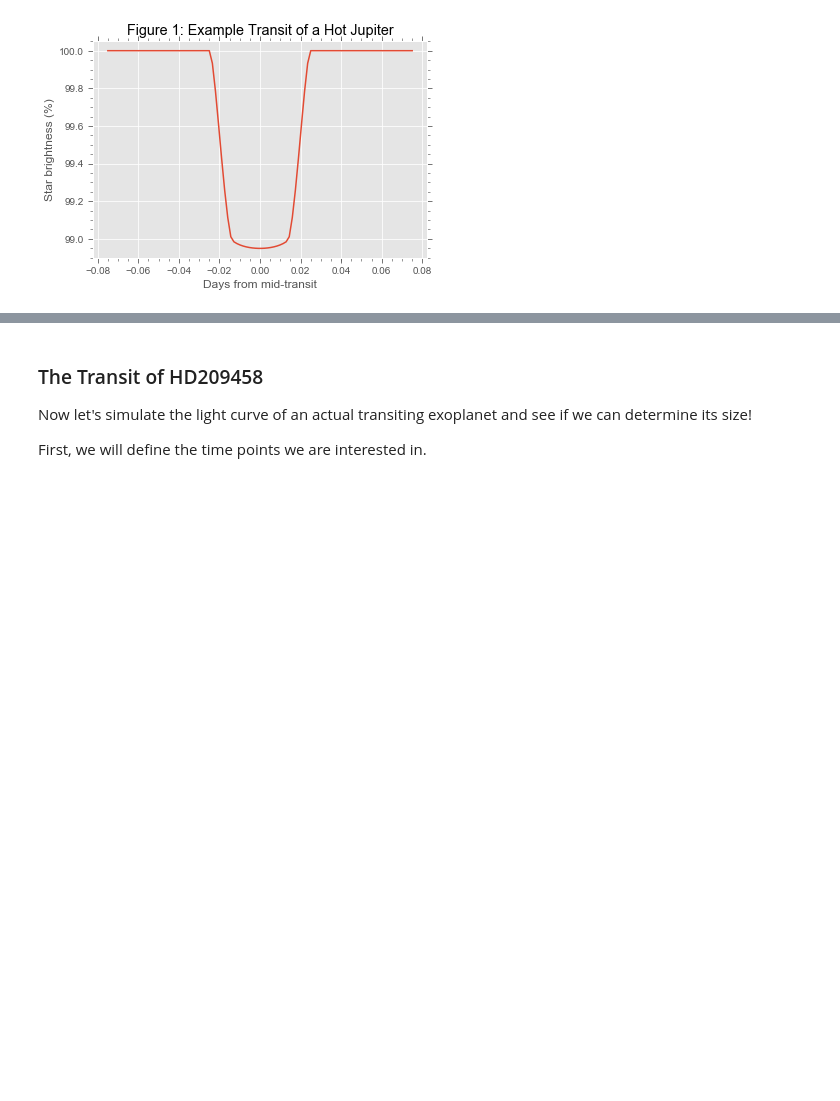
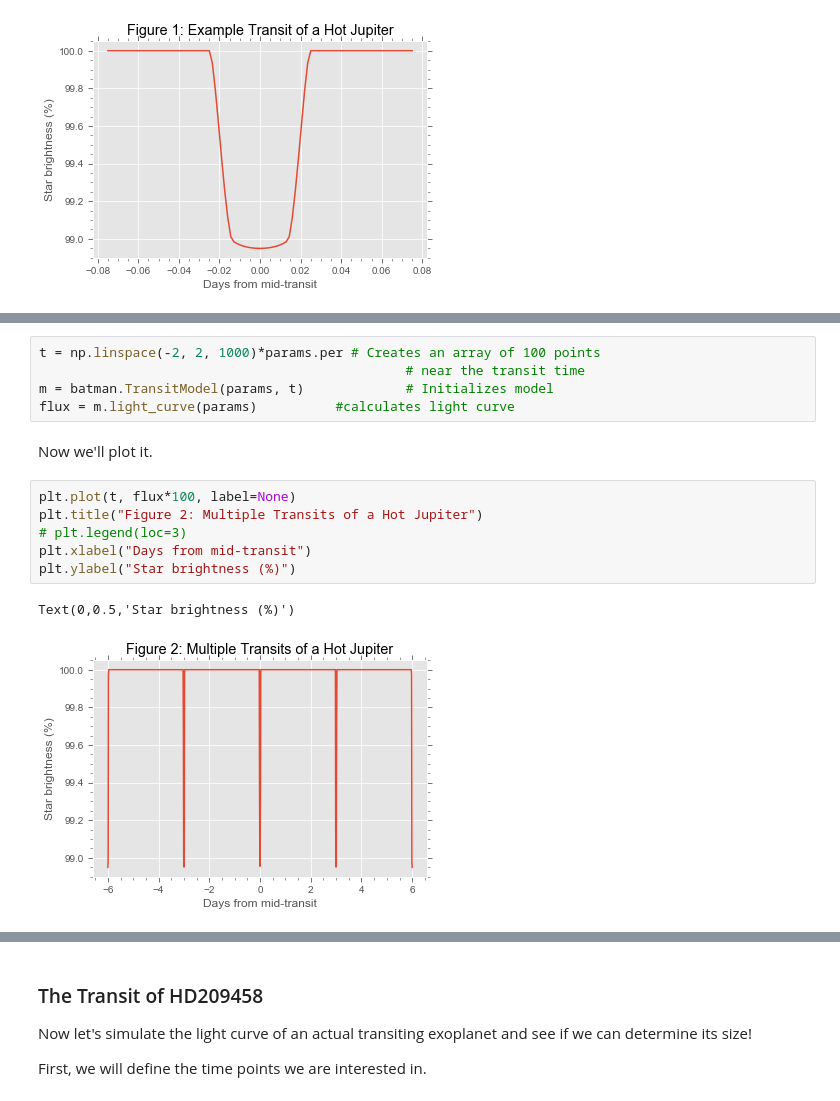
Before and after one commit to EDENSurvey/TeenAstroCafeActivity, a Jupyter notebook: activity.ipynb, the cells around one changed output, grey strips where cells are left out. Drawn from its saved outputs; the diff is of its cells as text; blank space fills up the shorter version.

```diff
--- a/activity.ipynb
+++ b/activity.ipynb
@@ -76,0 +84,16 @@ Text(0,0.5,'Star brightness (%)')
+# %%
+t = np.linspace(-2, 2, 1000)*params.per # Creates an array of 100 points
+                                               # near the transit time
+m = batman.TransitModel(params, t)             # Initializes model
+flux = m.light_curve(params)          #calculates light curve
+# %% [markdown]
+Now we'll plot it.
+# %%
+plt.plot(t, flux*100, label=None)
+plt.title("Figure 2: Multiple Transits of a Hot Jupiter")
+# plt.legend(loc=3)
+plt.xlabel("Days from mid-transit")
+plt.ylabel("Star brightness (%)")
+# %% [output]
+Text(0,0.5,'Star brightness (%)')
+[figure, added]
```
Also changed, not shown: parts of 4 cells of this notebook.
